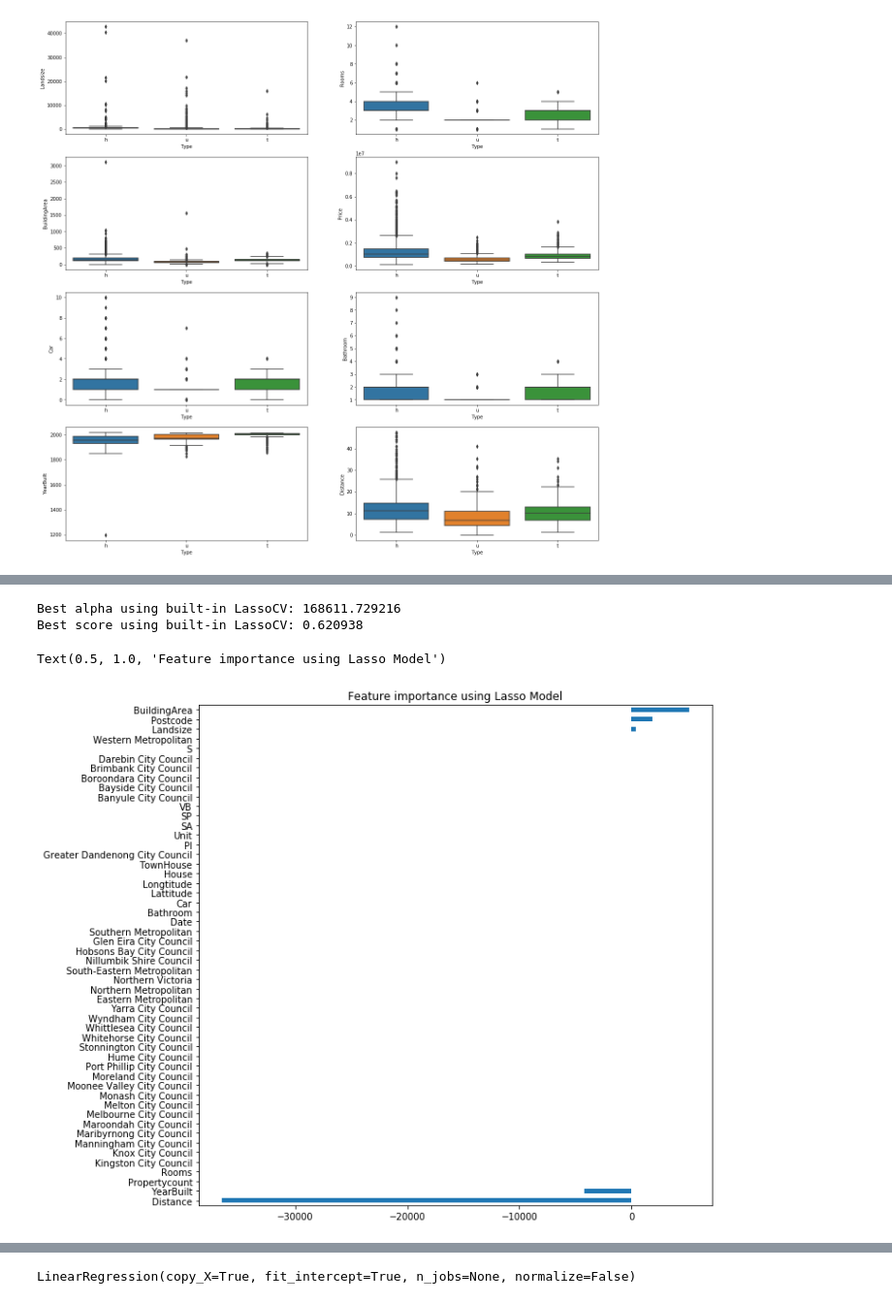
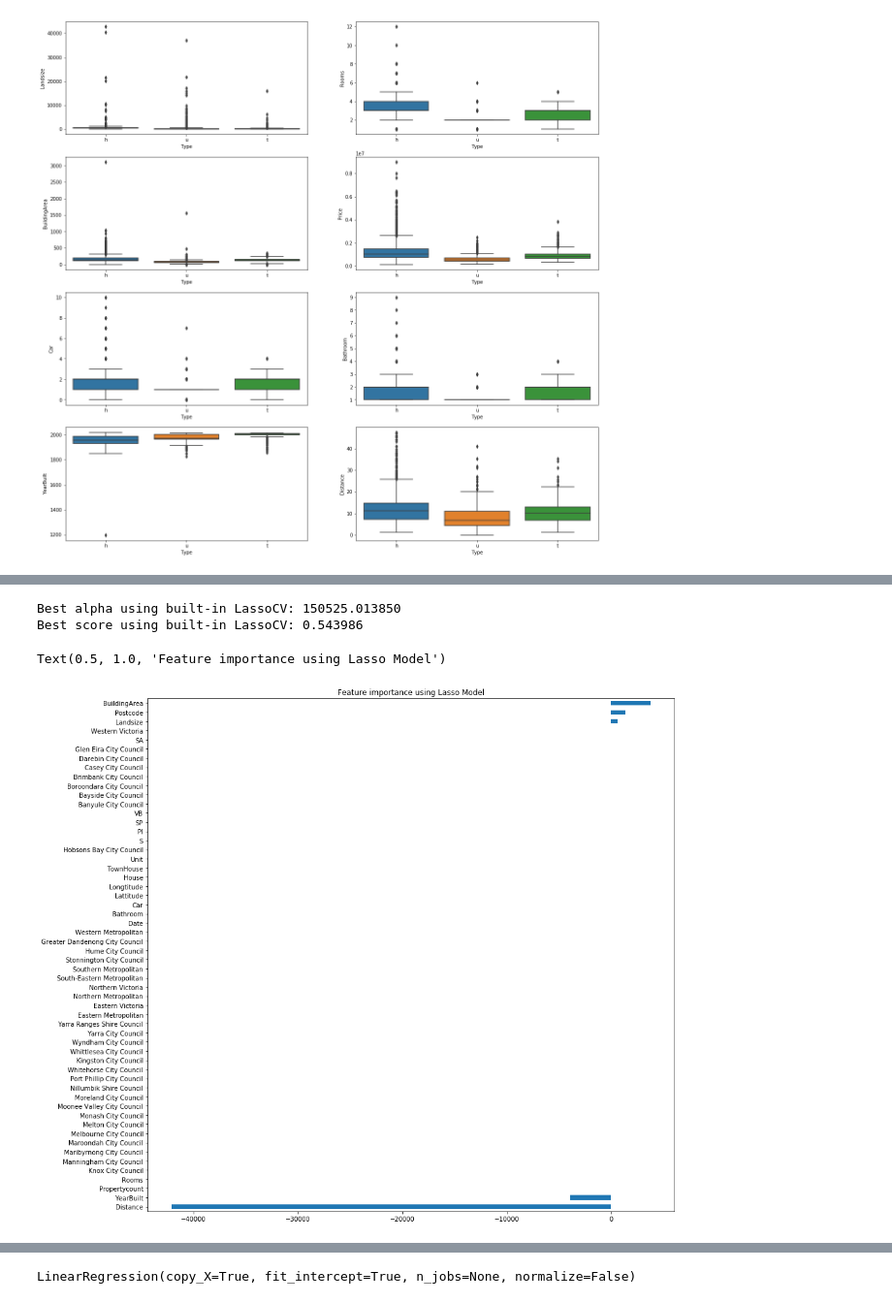
Before and after one commit to sudipsiwakoti/Assignment_2, a Jupyter notebook: Assignment2_working.ipynb, the cells around one changed output, grey strips where cells are left out. Shown at 97% size. Saved outputs shown, nothing was run; the diff lists cells and outputs as text; code cells hidden in the pictures.

```diff
--- a/Assignment2_working.ipynb
+++ b/Assignment2_working.ipynb
@@ -108,10 +108,10 @@ sns.boxplot(  x=dataset.Type, y=dataset.Distance, data=dataset, orient='v' , ax=
 [figure]
 # %%
 #removing outliers
-dataset= dataset.drop(dataset[(dataset.Car >3) | (dataset.Price >6000000) |
-                              (dataset.Bathroom >3) | (dataset.YearBuilt < 1875)
+dataset= dataset.drop(dataset[(dataset.Car >7) | (dataset.Price >8000000) |
+                              (dataset.Bathroom >3) | (dataset.YearBuilt < 1855)
                              | (dataset.YearBuilt > 2020) | (dataset.Landsize>1000)
-                             |(dataset.BuildingArea>400)|(dataset.Distance>25)|(dataset.Rooms>5)].index)
+                             |(dataset.BuildingArea>1000)|(dataset.Distance>30)|(dataset.Rooms>8)].index)
 # %%
 f, axes = plt.subplots(4, 2, figsize=(20, 20))
 
@@ -171,25 +151,25 @@ dataset_forest=dataset
 # %%
 #Preparing label and feature for model and selecting best features
 #linear
 X_lin = dataset.loc[:,dataset.columns != 'Price']
 
 Y_lin = dataset.loc[:,['Price']]
 
 reg = LassoCV()
 reg.fit(X_lin, Y_lin)
 print("Best alpha using built-in LassoCV: %f" % reg.alpha_)
 print("Best score using built-in LassoCV: %f" %reg.score(X_lin, Y_lin))
 coef = pd.Series(reg.coef_, index = X_lin.columns)
 imp_coef = coef.sort_values()
 import matplotlib
-matplotlib.rcParams['figure.figsize'] = (10, 10)
+matplotlib.rcParams['figure.figsize'] = (15, 15)
 imp_coef.plot(kind = "barh")
 plt.title("Feature importance using Lasso Model")
 # %% [output]
-Best alpha using built-in LassoCV: 168611.729216
-Best score using built-in LassoCV: 0.620938
+Best alpha using built-in LassoCV: 150525.013850
+Best score using built-in LassoCV: 0.543986
 Text(0.5, 1.0, 'Feature importance using Lasso Model')
-[figure, old version]
+[figure, new version]
 # %%
 #selecting best features
 
```
Also changed, not shown: parts of 13 cells of this notebook.
